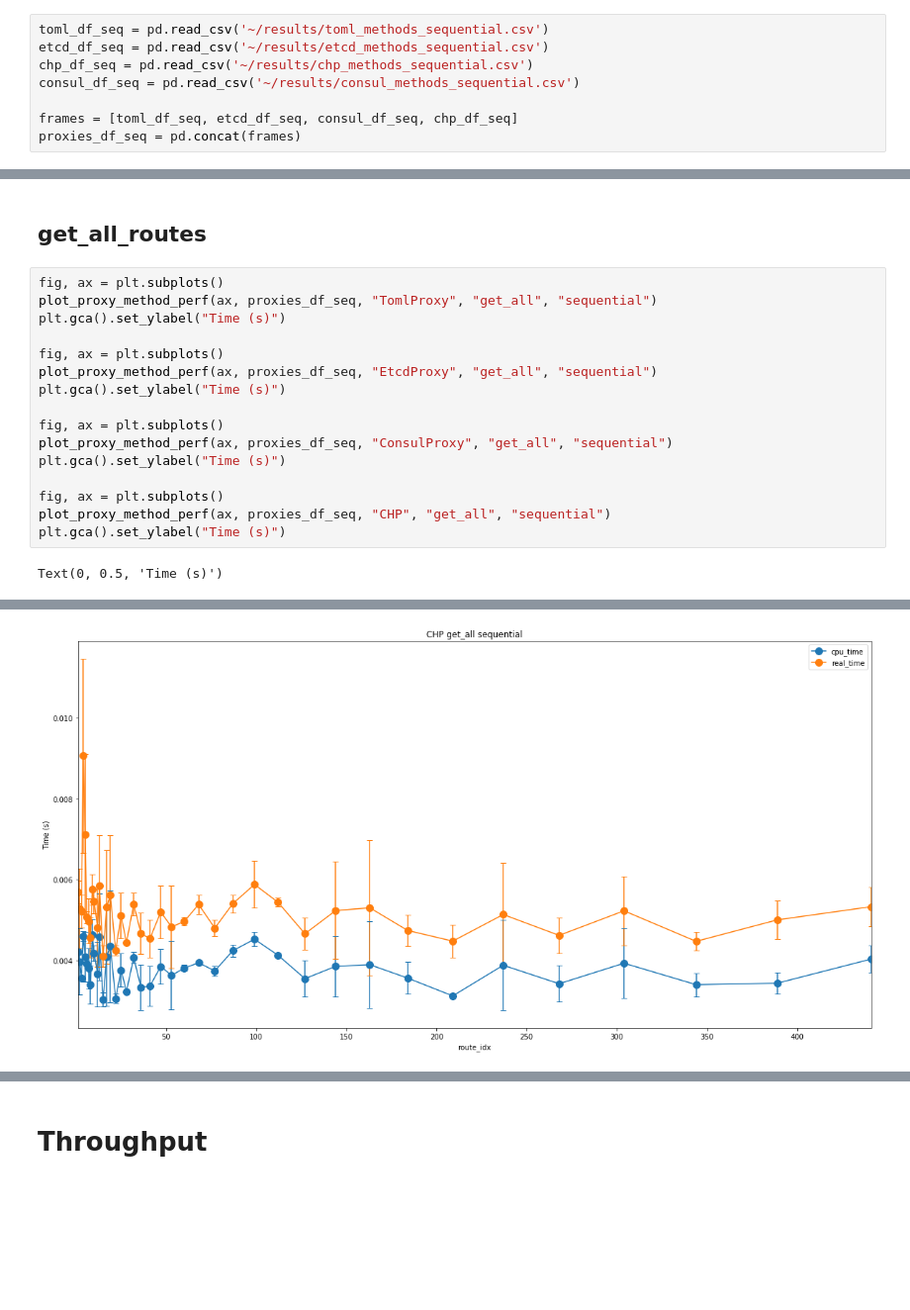
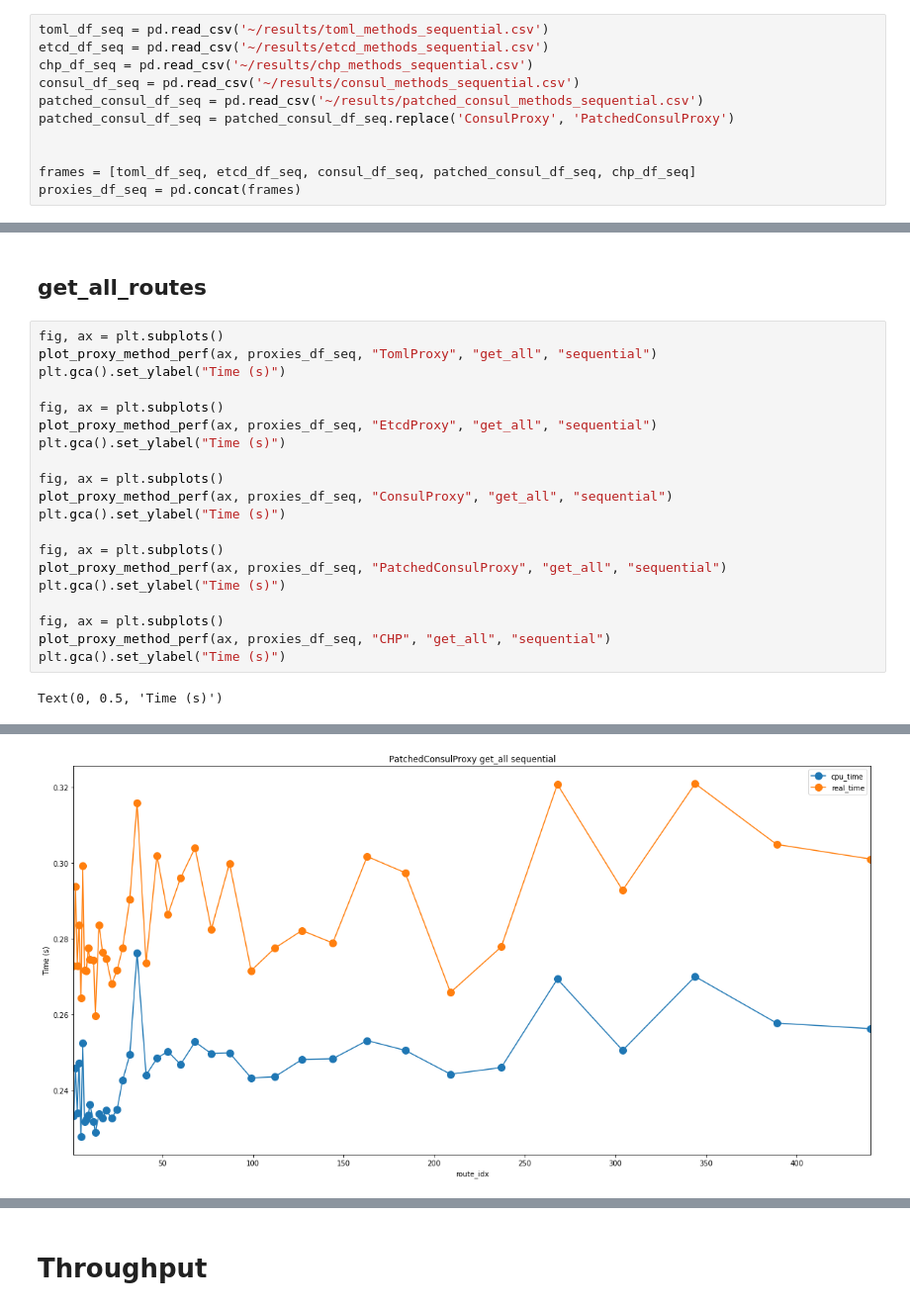
Before and after one commit to jupyterhub/traefik-proxy, a Jupyter notebook: performance/ProxyPerformance.ipynb, the cells around one changed output, grey strips where cells are left out. Shown at 99% size. Cells and saved outputs as stored; diff of their text form; blank space fills up the shorter version.

```diff
--- a/performance/ProxyPerformance.ipynb
+++ b/performance/ProxyPerformance.ipynb
@@ -151,8 +169,11 @@ toml_df_seq = pd.read_csv('~/results/toml_methods_sequential.csv')
 etcd_df_seq = pd.read_csv('~/results/etcd_methods_sequential.csv')
 chp_df_seq = pd.read_csv('~/results/chp_methods_sequential.csv')
 consul_df_seq = pd.read_csv('~/results/consul_methods_sequential.csv')
+patched_consul_df_seq = pd.read_csv('~/results/patched_consul_methods_sequential.csv')
+patched_consul_df_seq = patched_consul_df_seq.replace('ConsulProxy', 'PatchedConsulProxy')
 
-frames = [toml_df_seq, etcd_df_seq, consul_df_seq, chp_df_seq]
+
+frames = [toml_df_seq, etcd_df_seq, consul_df_seq, patched_consul_df_seq, chp_df_seq]
 proxies_df_seq = pd.concat(frames)
 # %% [markdown]
 ## add_route
@@ -252,6 +282,10 @@ plot_proxy_method_perf(ax, proxies_df_seq, "ConsulProxy", "get_all", "sequential
 plt.gca().set_ylabel("Time (s)")
 
 fig, ax = plt.subplots()
+plot_proxy_method_perf(ax, proxies_df_seq, "PatchedConsulProxy", "get_all", "sequential")
+plt.gca().set_ylabel("Time (s)")
+
+fig, ax = plt.subplots()
 plot_proxy_method_perf(ax, proxies_df_seq, "CHP", "get_all", "sequential")
 plt.gca().set_ylabel("Time (s)")
 # %% [output]
@@ -262 +296 @@ Text(0, 0.5, 'Time (s)')
-[figure, old version]
+[figure, new version]
```
Also changed, not shown: parts of 12 cells of this notebook, 3 other files.
